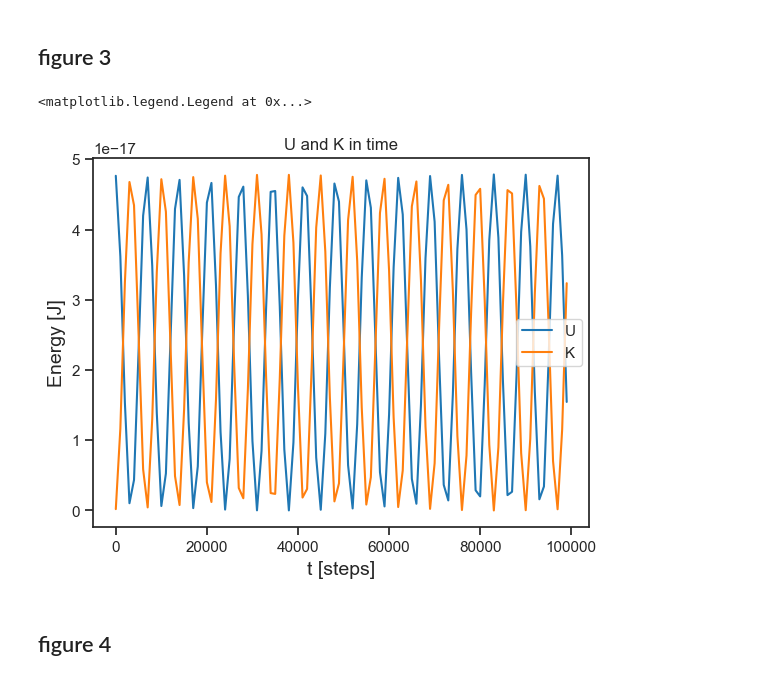
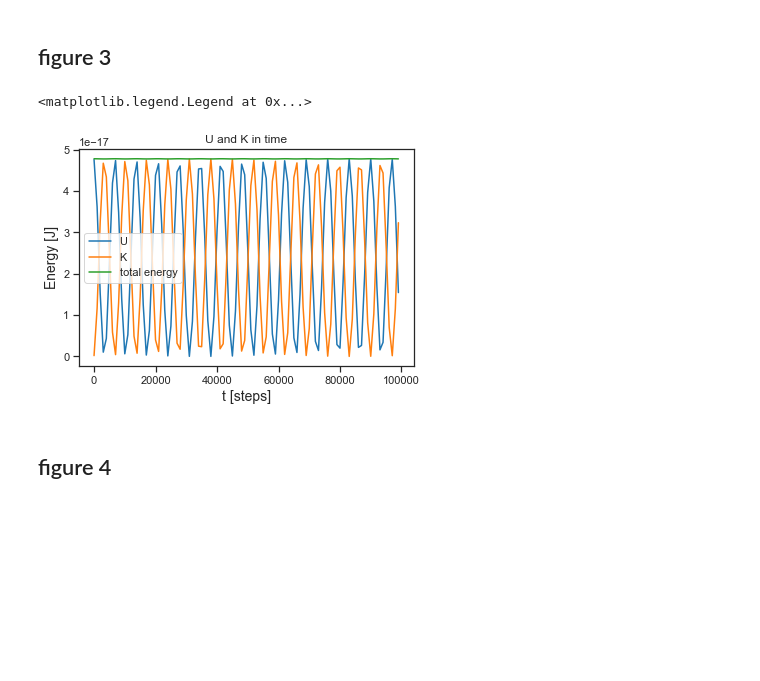
Before and after one commit to SagiMeir/Simulations4Beginners, a Jupyter notebook: getting_started.ipynb, the cells around one changed output. Drawn from its saved outputs; the diff is of its cells as text; code cells hidden in the pictures; blank space fills up the shorter version.

```diff
--- a/getting_started.ipynb
+++ b/getting_started.ipynb
@@ -148,21 +152,22 @@ plt.plot(time, posX)
 # %%
 import numpy as np
 import pandas as pd
 import matplotlib.pyplot as plt
 # and for nice looking plots:
 import seaborn as sns
 sns.set_theme(style="ticks",rc={'axes.labelsize':14},palette='tab10')
 
 df = pd.read_csv("simForFig3.log", sep='\s+')
 plt.title("U and K in time")
 plt.xlabel('t [steps]')
 plt.ylabel(r"Energy [J]")
 plt.plot(df['step'], df['U'], label="U")
 plt.plot(df['step'], df['K'], label="K")
+plt.plot(df['step'], df['E'], label="total energy")
 plt.legend()
 # %% [output]
 <matplotlib.legend.Legend at 0x...>
-[figure, old version]
+[figure, new version]
 # %% [markdown]
 ## figure 4
 # %%
```
Also changed, not shown: parts of 11 cells of this notebook, 2 other files.
